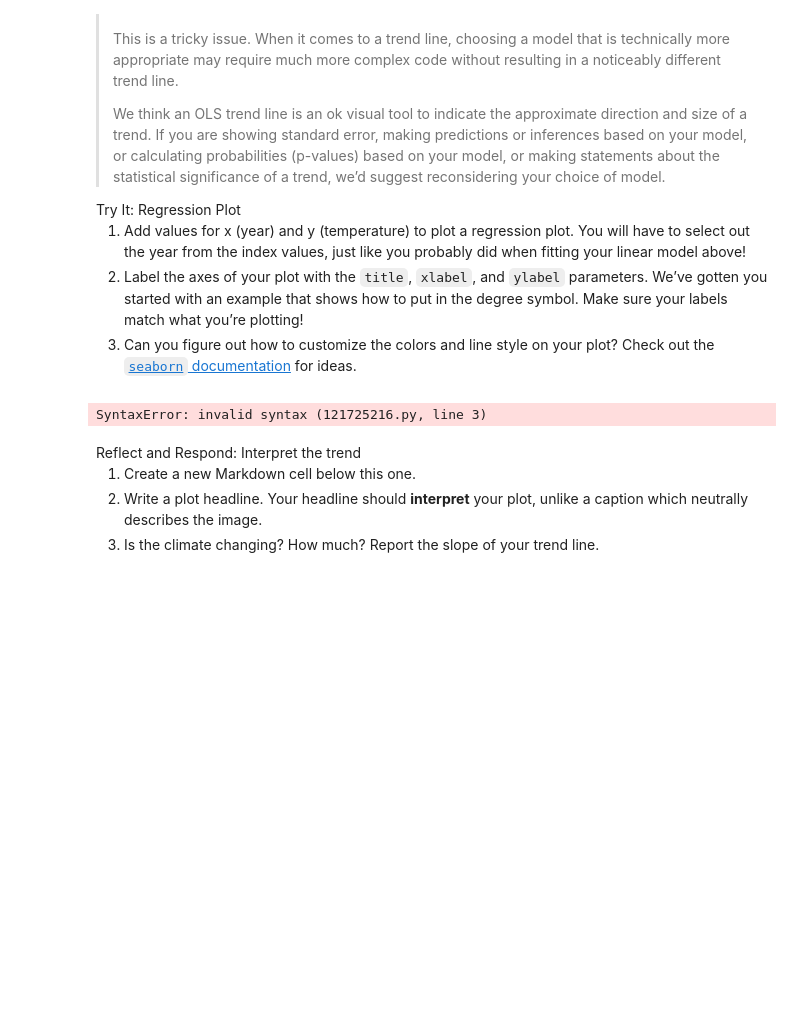
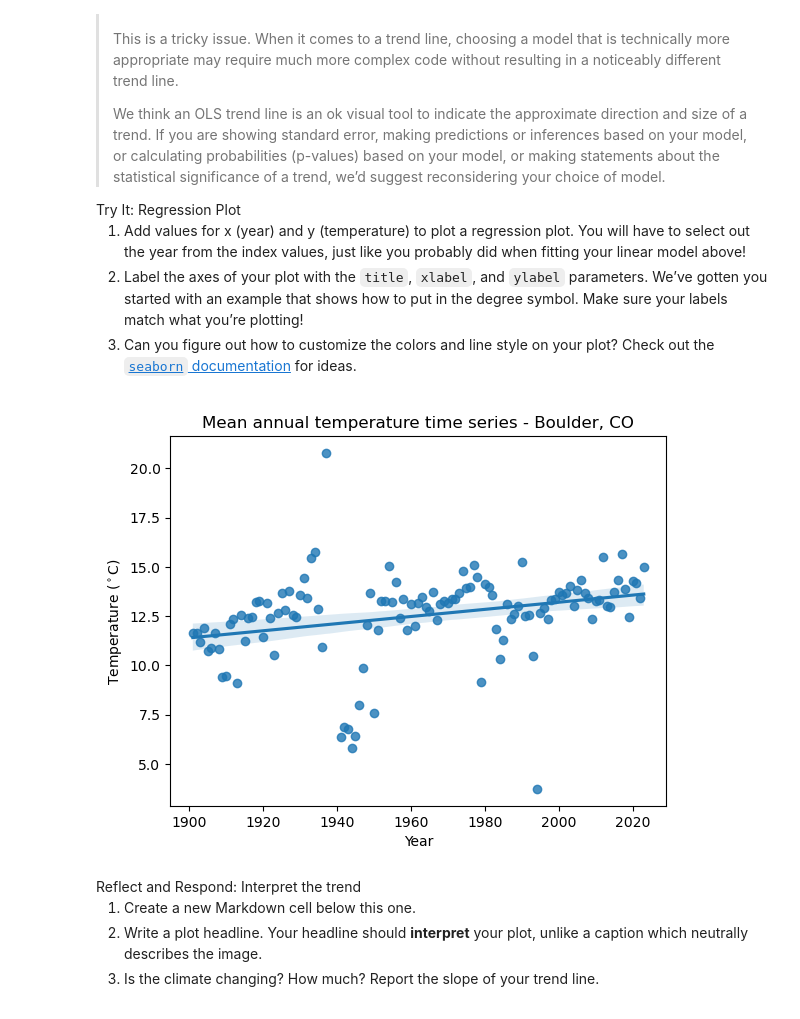
Before and after one commit to earthlab-education/02-climate-MarJess, a Jupyter notebook: 05_ccc_summary.ipynb, the cells around one changed output. Saved outputs shown, nothing was run; the diff lists cells and outputs as text; code cells hidden in the pictures; blank space fills up the shorter version.

Commit message:
finalized trend line

```diff
--- a/05_ccc_summary.ipynb
+++ b/05_ccc_summary.ipynb
@@ -216,20 +237,19 @@ for ideas.</li>
 # %%
 # Plot annual average temperature with a trend line
 ax = sns.regplot(
-    x=,
-    y=,
-    data =
+    x=ann_climate_boulder_df.index.year,
+    y=ann_climate_boulder_df.TEMP_C,
 )
 # Set plot labels
 ax.set(
-    title='',
-    xlabel='',
-    ylabel='Temperature ($^\circ$F)'
+    title='Mean annual temperature time series - Boulder, CO',
+    xlabel='Year',
+    ylabel='Temperature ($^\circ$C)'
 )
 # Display the plot without extra text
 plt.show()
 # %% [output]
-SyntaxError: invalid syntax (121725216.py, line 3)
+[figure, added]
 # %% [markdown]
 <link rel="stylesheet" type="text/css" href="./assets/styles.css"><div class="callout callout-style-default callout-titled callout-respond"><div class="callout-header"><div class="callout-icon-container"><i class="callout-icon"></i></div><div class="callout-title-container flex-fill">Reflect and Respond: Interpret the trend</div></div><div class="callout-body-container callout-body"><ol type="1">
 <li>Create a new Markdown cell below this one.</li>
```
Also changed, not shown: parts of 3 cells of this notebook.
